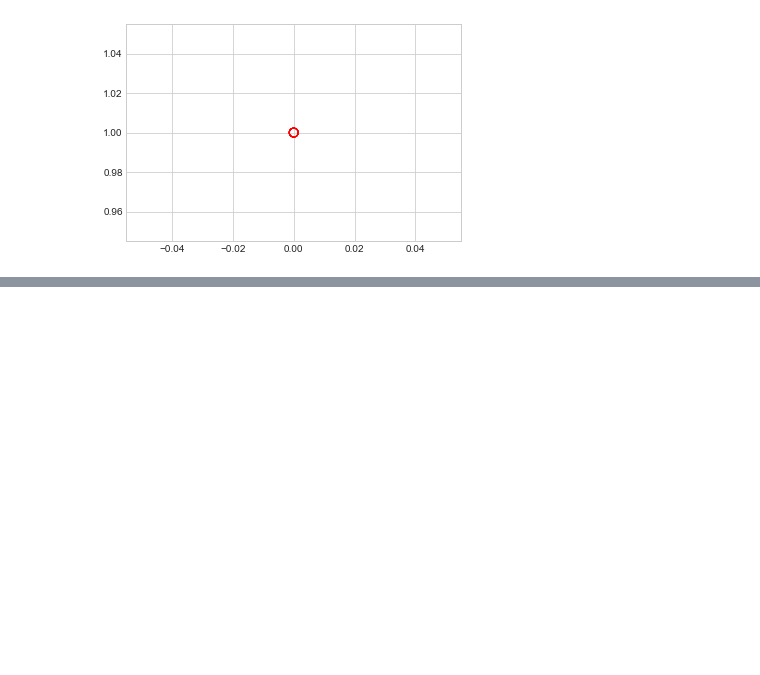
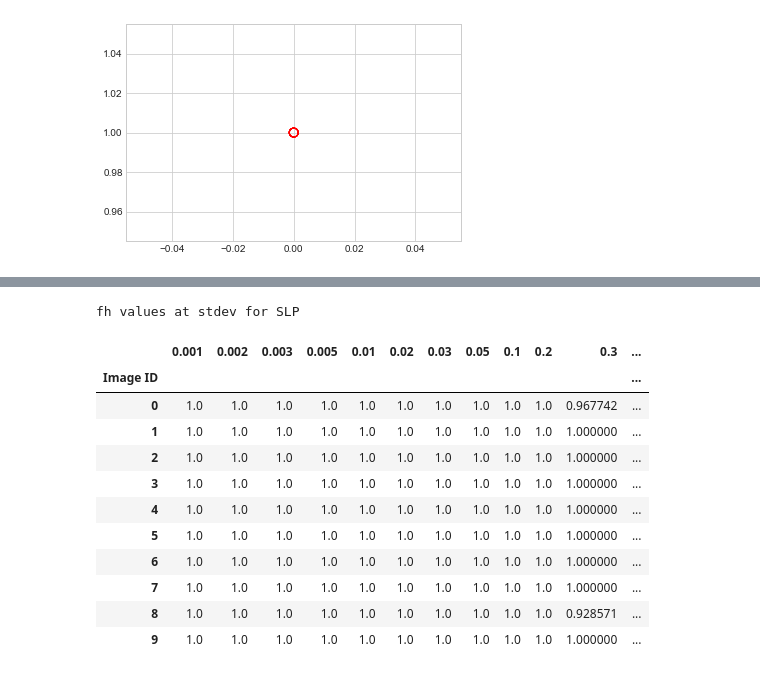
Before and after one commit to shivambang/Neural-Networks, a Jupyter notebook: Perceptron/perceptron.ipynb, the cells around one changed output, grey strips where cells are left out. Saved outputs shown, nothing was run; the diff lists cells and outputs as text; code cells hidden in the pictures; blank space fills up the shorter version.

```diff
--- a/Perceptron/perceptron.ipynb
+++ b/Perceptron/perceptron.ipynb
@@ -233,3 +257,20 @@ plt.legend()
+# %%
+print('fh values at stdev for SLP')
+dfh
+# %% [output]
+fh values at stdev for SLP
+|  | 0.001 | 0.002 | 0.003 | 0.005 | 0.01 | 0.02 | 0.03 | 0.05 | 0.1 | 0.2 | 0.3 | ... |
+| Image ID |  |  |  |  |  |  |  |  |  |  |  | ... |
+| 0 | 1.0 | 1.0 | 1.0 | 1.0 | 1.0 | 1.0 | 1.0 | 1.0 | 1.0 | 1.0 | 0.967742 | ... |
+| 1 | 1.0 | 1.0 | 1.0 | 1.0 | 1.0 | 1.0 | 1.0 | 1.0 | 1.0 | 1.0 | 1.000000 | ... |
+| 2 | 1.0 | 1.0 | 1.0 | 1.0 | 1.0 | 1.0 | 1.0 | 1.0 | 1.0 | 1.0 | 1.000000 | ... |
+| 3 | 1.0 | 1.0 | 1.0 | 1.0 | 1.0 | 1.0 | 1.0 | 1.0 | 1.0 | 1.0 | 1.000000 | ... |
+| 4 | 1.0 | 1.0 | 1.0 | 1.0 | 1.0 | 1.0 | 1.0 | 1.0 | 1.0 | 1.0 | 1.000000 | ... |
+| 5 | 1.0 | 1.0 | 1.0 | 1.0 | 1.0 | 1.0 | 1.0 | 1.0 | 1.0 | 1.0 | 1.000000 | ... |
+| 6 | 1.0 | 1.0 | 1.0 | 1.0 | 1.0 | 1.0 | 1.0 | 1.0 | 1.0 | 1.0 | 1.000000 | ... |
+| 7 | 1.0 | 1.0 | 1.0 | 1.0 | 1.0 | 1.0 | 1.0 | 1.0 | 1.0 | 1.0 | 1.000000 | ... |
+| 8 | 1.0 | 1.0 | 1.0 | 1.0 | 1.0 | 1.0 | 1.0 | 1.0 | 1.0 | 1.0 | 0.928571 | ... |
+| 9 | 1.0 | 1.0 | 1.0 | 1.0 | 1.0 | 1.0 | 1.0 | 1.0 | 1.0 | 1.0 | 1.000000 | ... |
 # %%
 fh, ffa = [], []
 for test in range(0, 600, 10):
```
Also changed, not shown: parts of 8 cells of this notebook.
